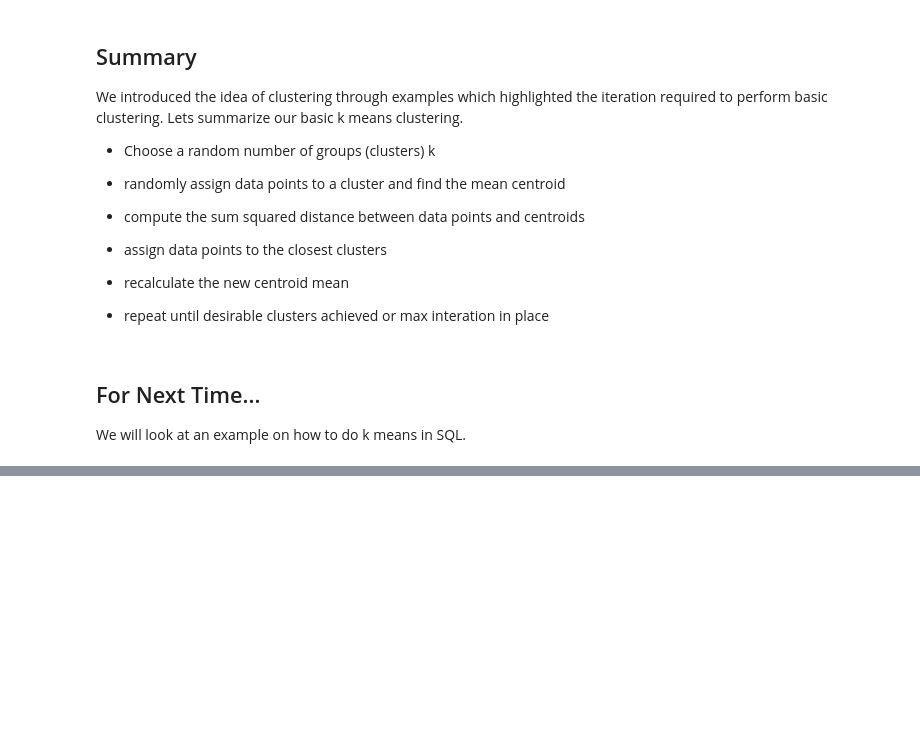
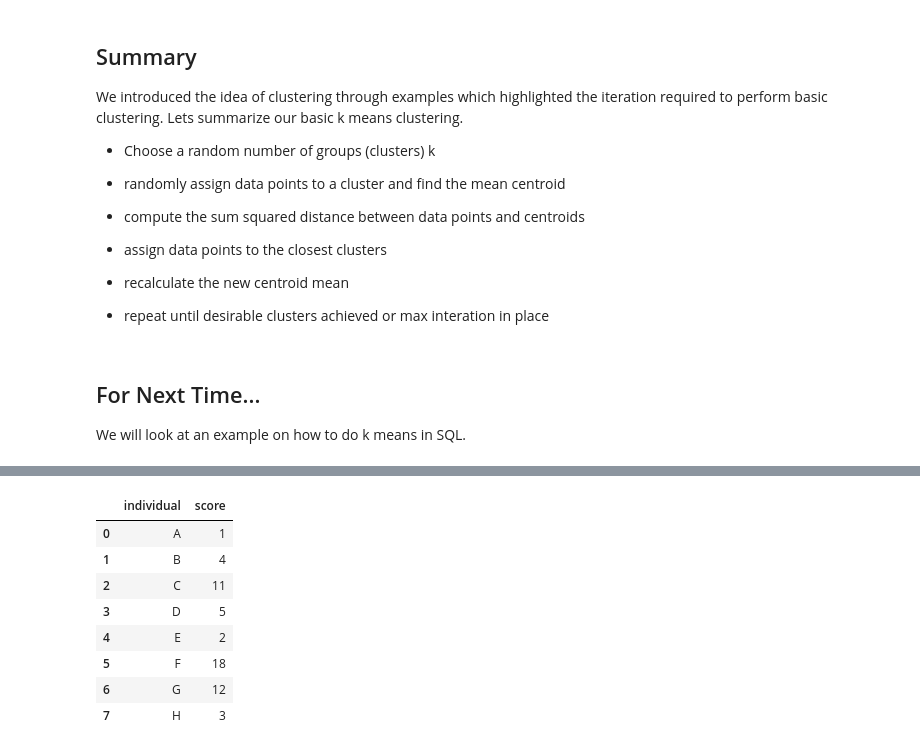
Before and after one commit to vindication09/Clustering-, a Jupyter notebook: Notebook_lessons/Introduction to Clustering .ipynb, the cells around one changed output, grey strips where cells are left out. Drawn from its saved outputs; the diff is of its cells as text; code cells hidden in the pictures; blank space fills up the shorter version.

```diff
--- a/Notebook_lessons/Introduction to Clustering .ipynb
+++ b/Notebook_lessons/Introduction to Clustering .ipynb
@@ -360,0 +365,15 @@ We will look at an example on how to do k means in SQL.
+# %%
+data2=pd.DataFrame({"individual":["A","B" , "C", "D", "E", "F", "G", "H"],
+                   "score" : [1, 4, 11, 5, 2, 18, 12, 3]}) #Use a dictrionary type to define columns and entries
+
+data2.head(10)
+# %% [output]
+|  | individual | score |
+| 0 | A | 1 |
+| 1 | B | 4 |
+| 2 | C | 11 |
+| 3 | D | 5 |
+| 4 | E | 2 |
+| 5 | F | 18 |
+| 6 | G | 12 |
+| 7 | H | 3 |
```
Also changed, not shown: parts of 6 cells of this notebook.
